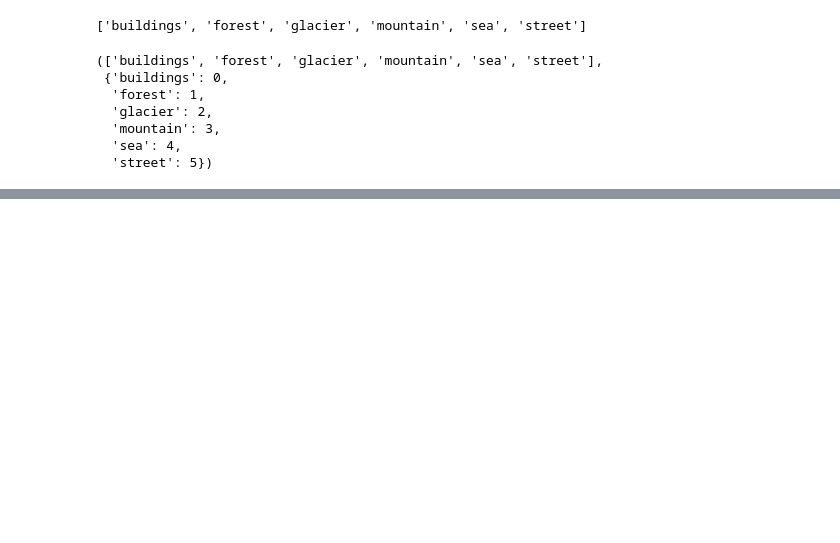
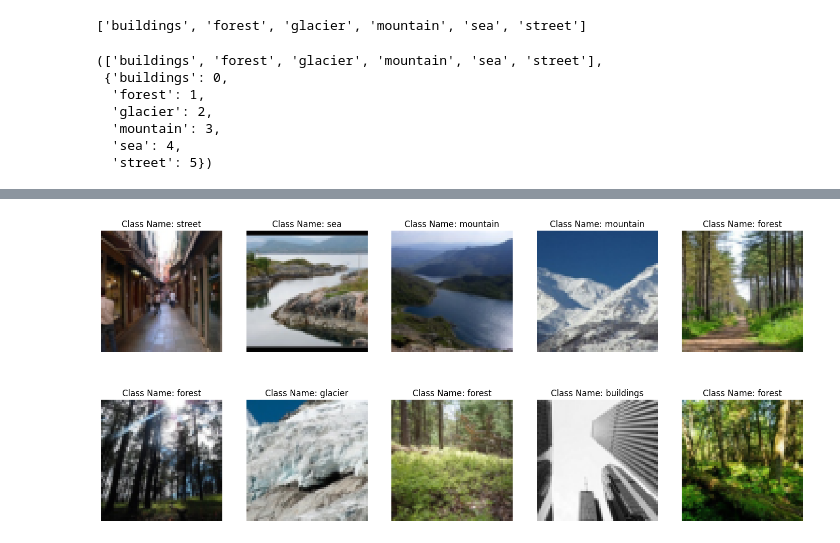
Before and after one commit to dogukangur0/Custom_Dataset, a Jupyter notebook: Intel_Images.ipynb, the cells around one changed output, grey strips where cells are left out. Cells and saved outputs as stored; diff of their text form; code cells hidden in the pictures; blank space fills up the shorter version.

```diff
--- a/Intel_Images.ipynb
+++ b/Intel_Images.ipynb
@@ -193,0 +232,13 @@ find_classes(pathlib.Path("data/image_intel/seg_train"))
+# %%
+custom_train_transform = transforms.Compose([
+    transforms.Resize((64,64)),
+    transforms.RandomHorizontalFlip(0.5),
+    transforms.ToTensor()
+])
+custom_test_transform = transforms.Compose([
+    transforms.Resize((64,64)),
+    transforms.ToTensor()
+])
+# %%
+custom_train_data = CustomImageFolder(directory = pathlib.Path("data/intel_image/seg_train"), transform = custom_train_transform)
+custom_test_data = CustomImageFolder(directory = pathlib.Path("data/intel_image/seg_test"), transform = custom_test_transform)
@@ -193,0 +264,20 @@ find_classes(pathlib.Path("data/image_intel/seg_train"))
+# %%
+def display_images(dataset, classes, n = 10):
+  random_idx = random.sample(range(len(dataset)), k = n)
+  plt.figure(figsize = (18,8))
+  for i, target_sample in enumerate(random_idx):
+    images, labels = dataset[target_sample][0], dataset[target_sample][1]
+    if n > 8 and n % 2 == 0:
+      plt.subplot(2, int(n/2), i+1)
+    else:
+      plt.subplot(1, n, i+1)
+    target_images = images.permute(1,2,0)
+    plt.imshow(target_images)
+    plt.axis("off")
+    if classes:
+      title = f"Class Name: {classes[labels]}"
+    plt.title(title)
+# %%
+display_images(dataset = custom_train_data, classes = custom_train_data.classes, n = 10)
+# %% [output]
+[figure, added]
```
Also changed, not shown: parts of 13 cells of this notebook.
